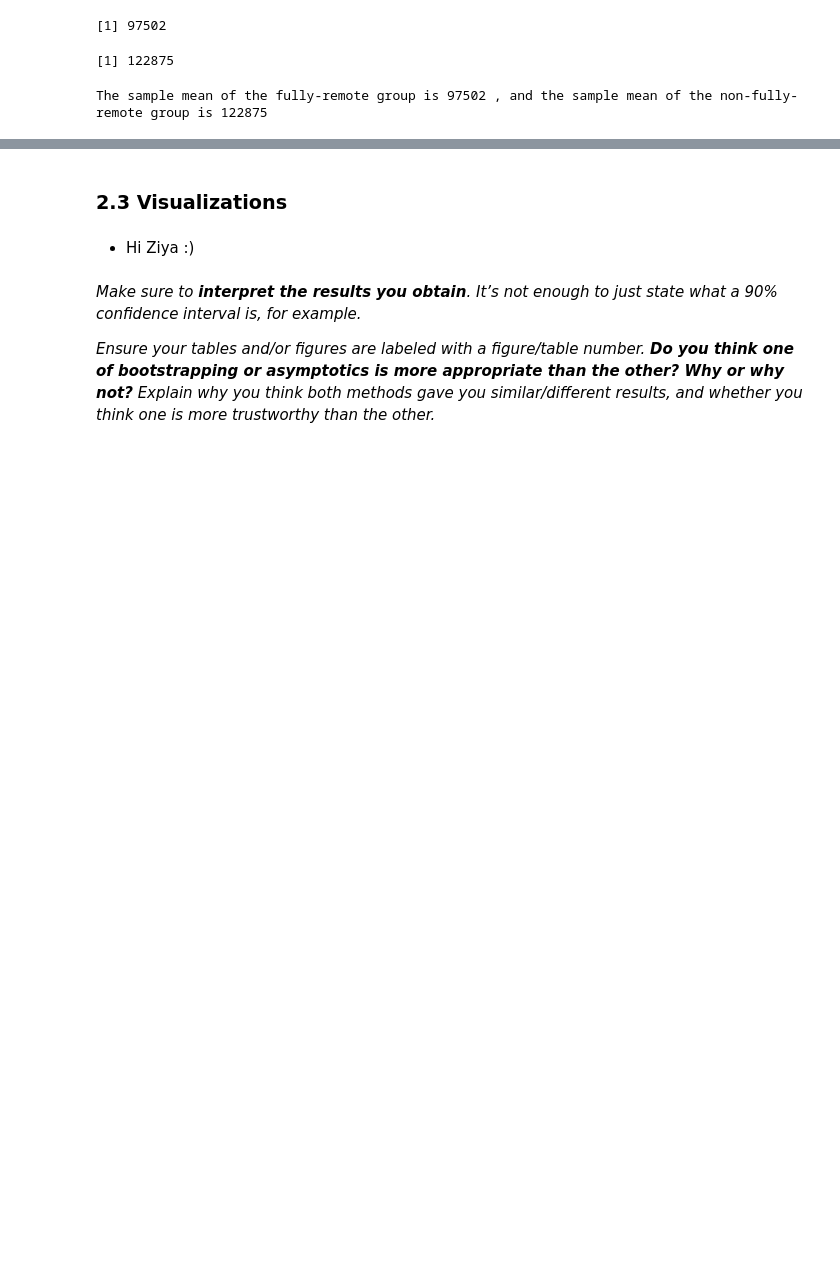
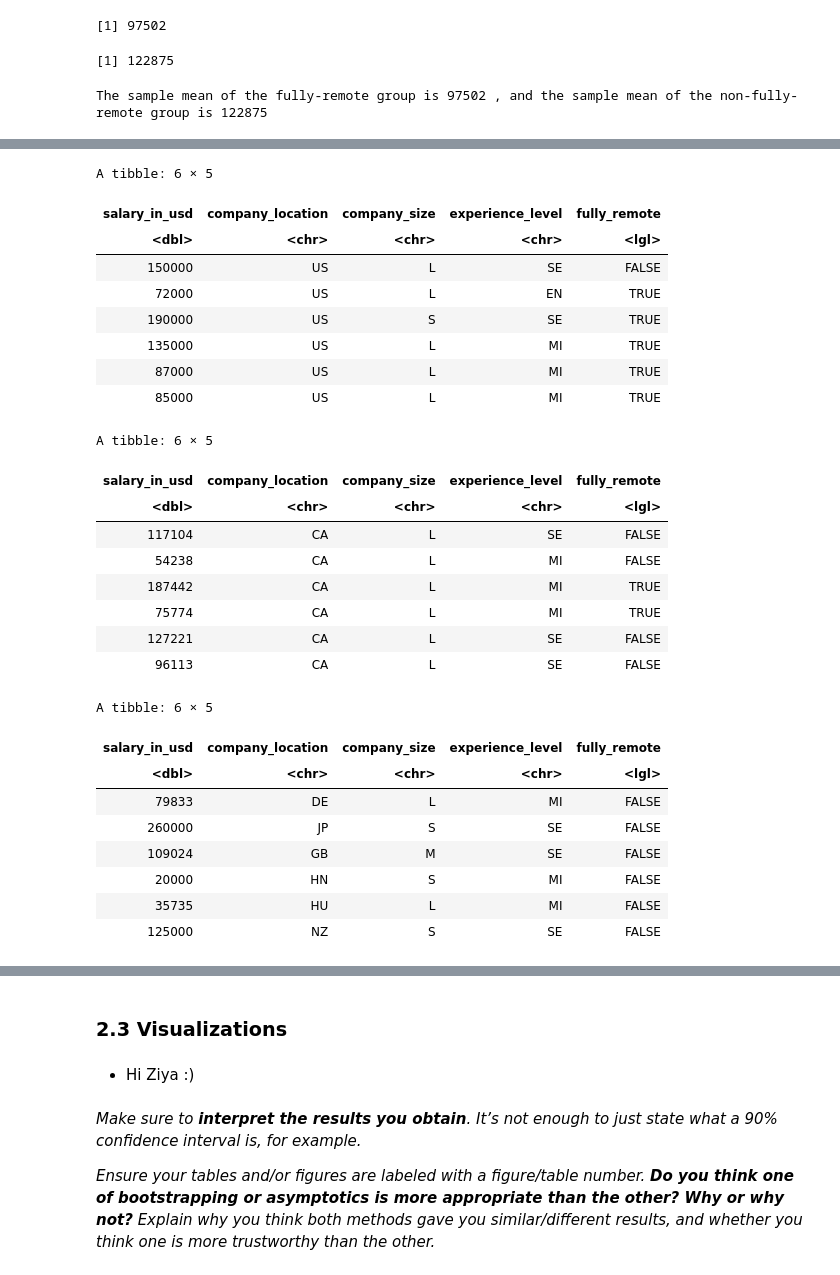
Before and after one commit to ludioludius/STAT201-Project, a Jupyter notebook: Final_Report_Draft.ipynb, the cells around one changed output, grey strips where cells are left out. Saved outputs shown, nothing was run; the diff lists cells and outputs as text; code cells hidden in the pictures; blank space fills up the shorter version.

```diff
--- a/Final_Report_Draft.ipynb
+++ b/Final_Report_Draft.ipynb
@@ -326,21 +322,50 @@ A tibble: 1 × 1
 # %%
 us_remote_binary <-
     remote_binary %>%
     filter(company_location == "US")
-# us_remote_binary
+head(us_remote_binary)
+
 
 
 ca_remote_binary <-
     remote_binary %>%
     filter(company_location == "CA")
-# ca_remote_binary
+head(ca_remote_binary)
 
 
 other_remote_binary <-
     remote_binary %>%
     filter(company_location != "CA",
            company_location !="US")
-# other_remote_binary
+head(other_remote_binary)
+# %% [output]
+A tibble: 6 × 5
+| salary_in_usd | company_location | company_size | experience_level | fully_remote |
+| <dbl> | <chr> | <chr> | <chr> | <lgl> |
+| 150000 | US | L | SE | FALSE |
+| 72000 | US | L | EN | TRUE |
+| 190000 | US | S | SE | TRUE |
+| 135000 | US | L | MI | TRUE |
+| 87000 | US | L | MI | TRUE |
+| 85000 | US | L | MI | TRUE |
+A tibble: 6 × 5
+| salary_in_usd | company_location | company_size | experience_level | fully_remote |
+| <dbl> | <chr> | <chr> | <chr> | <lgl> |
+| 117104 | CA | L | SE | FALSE |
+| 54238 | CA | L | MI | FALSE |
+| 187442 | CA | L | MI | TRUE |
+| 75774 | CA | L | MI | TRUE |
+| 127221 | CA | L | SE | FALSE |
+| 96113 | CA | L | SE | FALSE |
+A tibble: 6 × 5
+| salary_in_usd | company_location | company_size | experience_level | fully_remote |
+| <dbl> | <chr> | <chr> | <chr> | <lgl> |
+| 79833 | DE | L | MI | FALSE |
+| 260000 | JP | S | SE | FALSE |
+| 109024 | GB | M | SE | FALSE |
+| 20000 | HN | S | MI | FALSE |
+| 35735 | HU | L | MI | FALSE |
+| 125000 | NZ | S | SE | FALSE |
 # %%
 #calculate observed test statistic
 us_obs_diff_in_means <-
```
Also changed, not shown: parts of 6 cells of this notebook.
